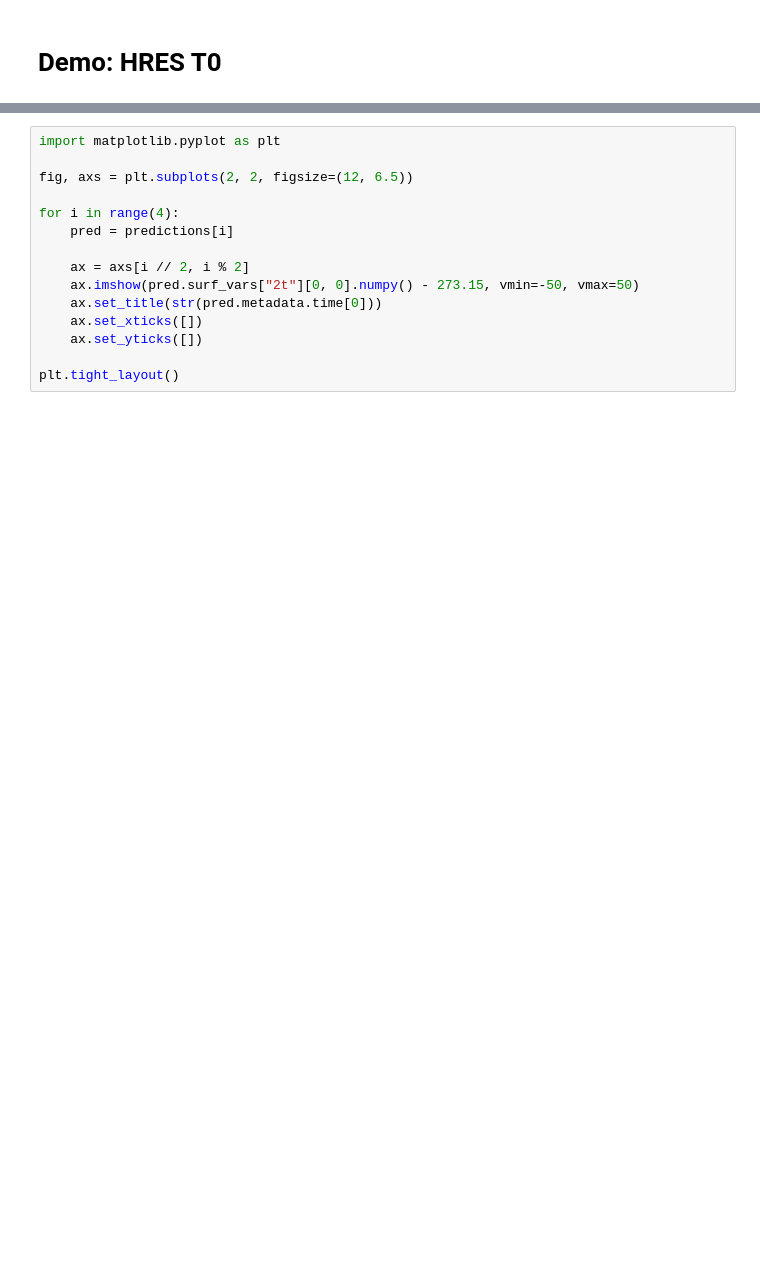
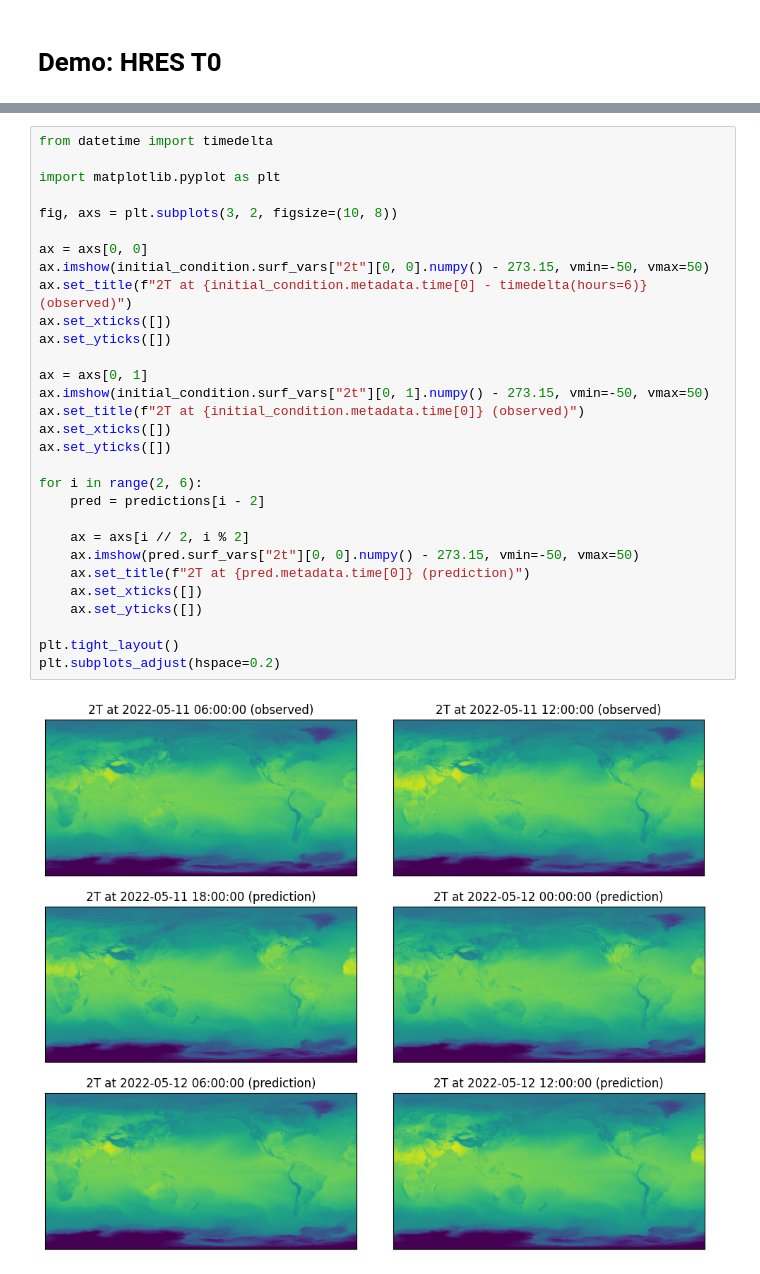
Before and after one commit to microsoft/aurora, a Jupyter notebook: docs/foundry/demo_hres_t0.ipynb, the cells around one changed output, grey strips where cells are left out. Saved outputs shown, nothing was run; the diff lists cells and outputs as text; blank space fills up the shorter version.

```diff
--- a/docs/foundry/demo_hres_t0.ipynb
+++ b/docs/foundry/demo_hres_t0.ipynb
@@ -30,15 +49,32 @@ predictions = list(
 # %%
+from datetime import timedelta
+
 import matplotlib.pyplot as plt
 
-fig, axs = plt.subplots(2, 2, figsize=(12, 6.5))
+fig, axs = plt.subplots(3, 2, figsize=(10, 8))
 
-for i in range(4):
-    pred = predictions[i]
+ax = axs[0, 0]
+ax.imshow(initial_condition.surf_vars["2t"][0, 0].numpy() - 273.15, vmin=-50, vmax=50)
+ax.set_title(f"2T at {initial_condition.metadata.time[0] - timedelta(hours=6)} (observed)")
+ax.set_xticks([])
+ax.set_yticks([])
+
+ax = axs[0, 1]
+ax.imshow(initial_condition.surf_vars["2t"][0, 1].numpy() - 273.15, vmin=-50, vmax=50)
+ax.set_title(f"2T at {initial_condition.metadata.time[0]} (observed)")
+ax.set_xticks([])
+ax.set_yticks([])
+
+for i in range(2, 6):
+    pred = predictions[i - 2]
 
     ax = axs[i // 2, i % 2]
     ax.imshow(pred.surf_vars["2t"][0, 0].numpy() - 273.15, vmin=-50, vmax=50)
-    ax.set_title(str(pred.metadata.time[0]))
+    ax.set_title(f"2T at {pred.metadata.time[0]} (prediction)")
     ax.set_xticks([])
     ax.set_yticks([])
 
 plt.tight_layout()
+plt.subplots_adjust(hspace=0.2)
+# %% [output]
+[figure, added]
```
Also changed, not shown: parts of 2 cells of this notebook, 2 other files.
